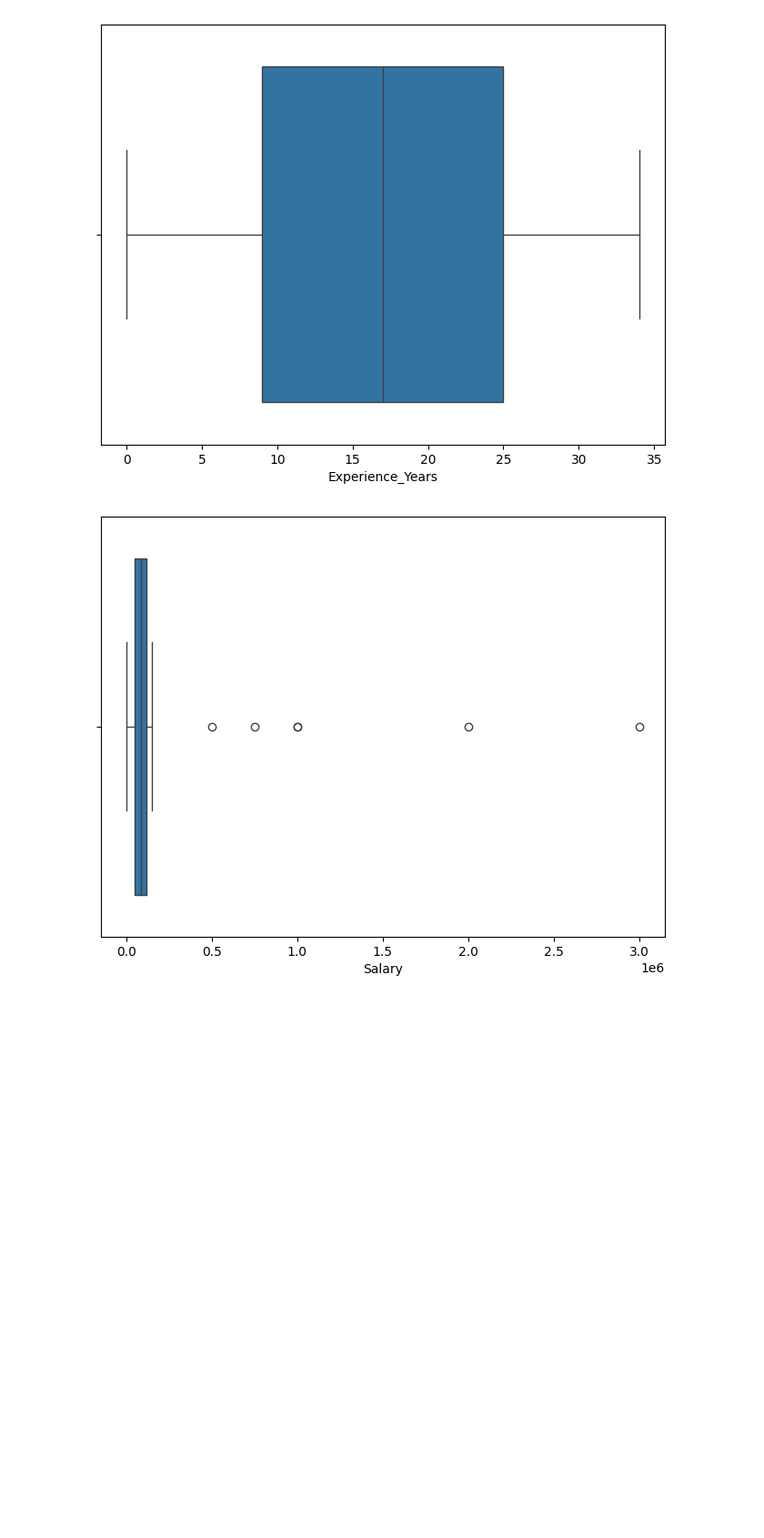
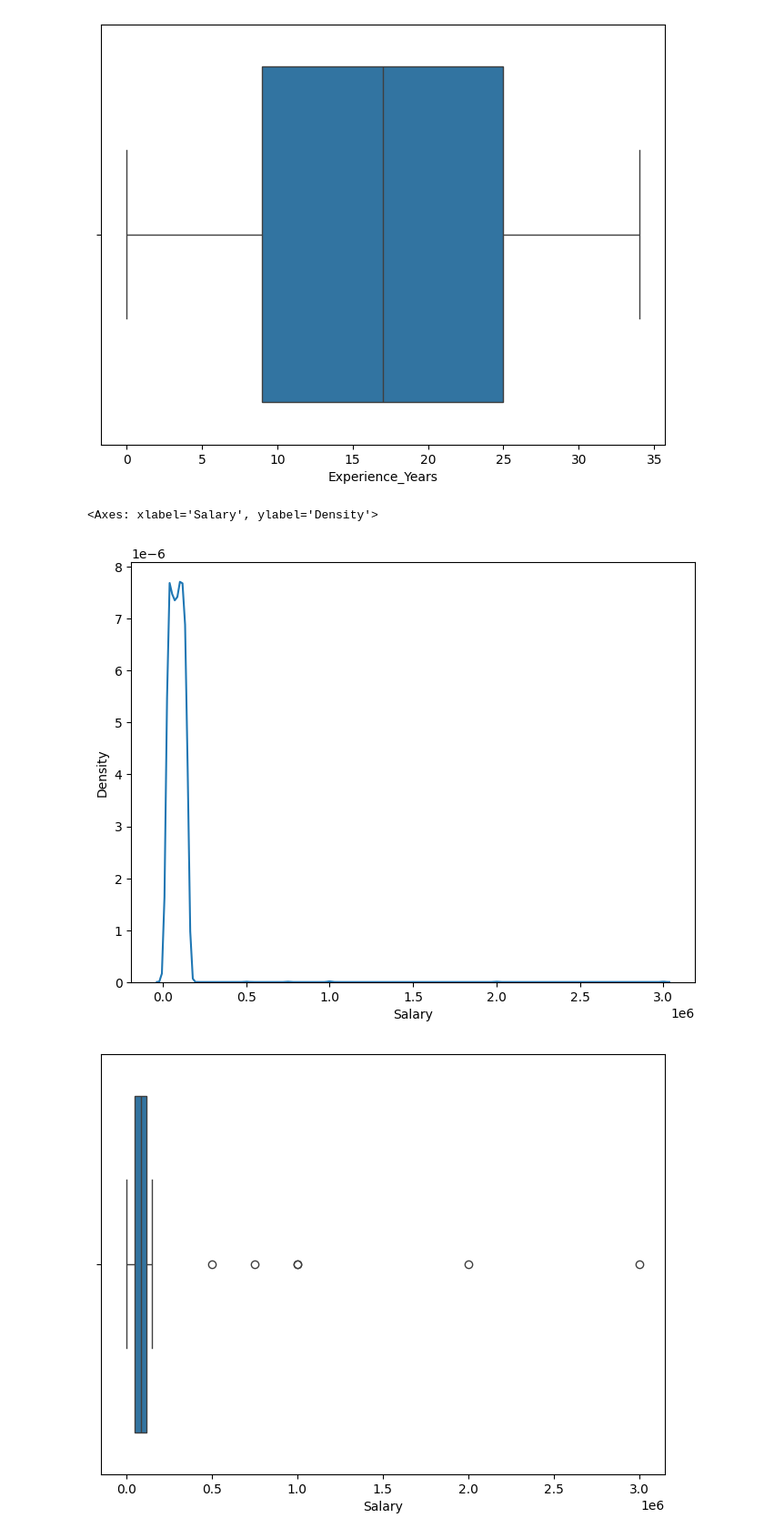
Before and after one commit to Rishant-gupta/python_projects, a Jupyter notebook: job_eda.ipynb, the cells around one changed output. Shown: that part at 91% size. Cells and saved outputs as stored; diff of their text form; code cells hidden in the pictures; blank space fills up the shorter version.

```diff
--- a/job_eda.ipynb
+++ b/job_eda.ipynb
@@ -277,6 +289,12 @@ sns.boxplot(x = df["Experience_Years"])
 plt.show()
 # %% [output]
 [figure]
+# %%
+plt.figure(figsize=(8,6))
+sns.kdeplot(x = df["Salary"])
+# %% [output]
+<Axes: xlabel='Salary', ylabel='Density'>
+[figure, added]
 # %%
 plt.figure(figsize=(8,6))
 sns.boxplot(x = df["Salary"])
```
Also changed, not shown: parts of 2 cells of this notebook, 1 other file.
